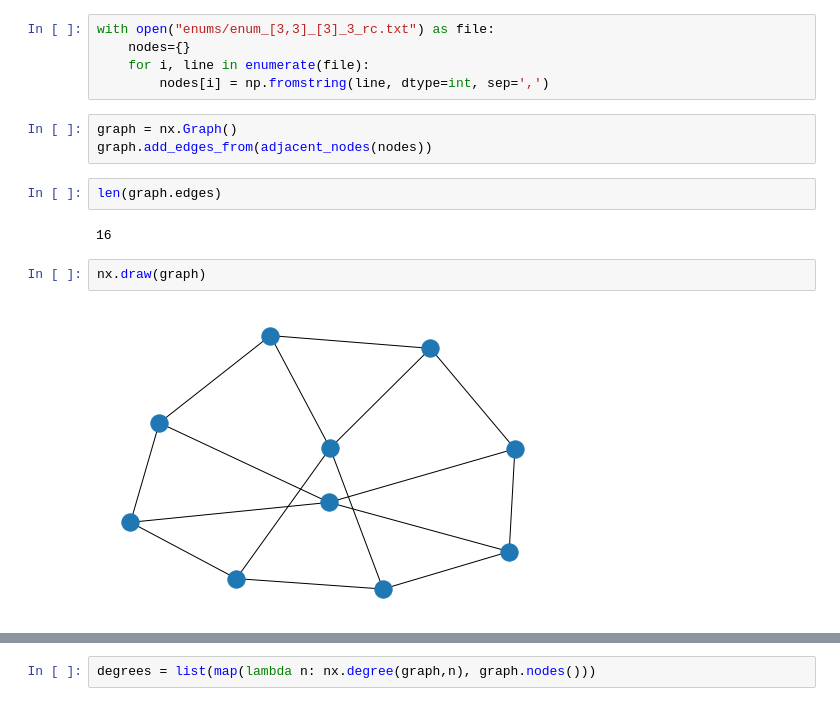
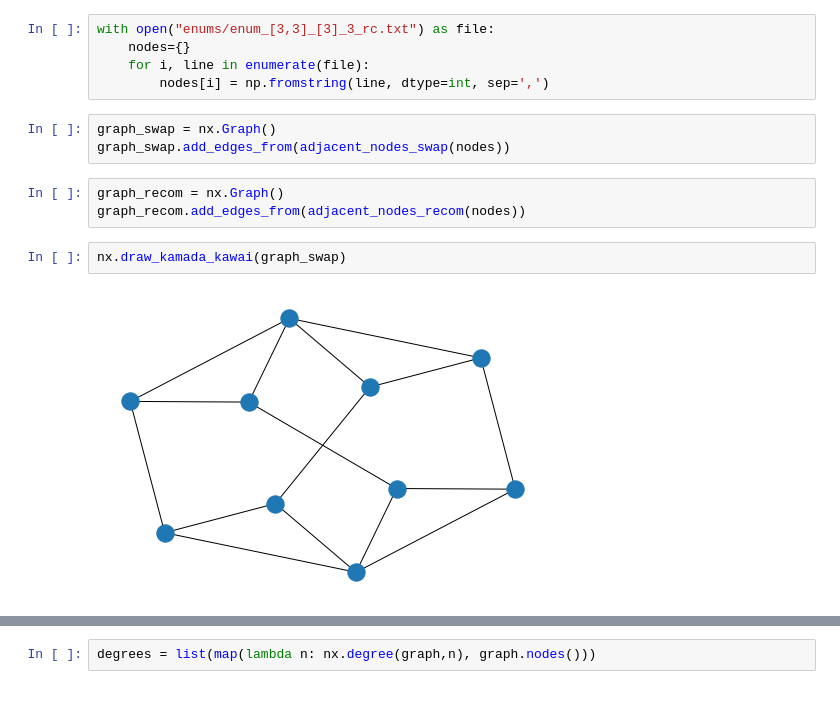
Before and after one commit to vrdi/metagraph-visualizations, a Jupyter notebook: metagraph.ipynb, the cells around one changed output, grey strips where cells are left out. Saved outputs shown, nothing was run; the diff lists cells and outputs as text.

```diff
--- a/metagraph.ipynb
+++ b/metagraph.ipynb
@@ -57,13 +114,12 @@ with open("enums/enum_[3,3]_[3]_3_rc.txt") as file:
     for i, line in enumerate(file):
         nodes[i] = np.fromstring(line, dtype=int, sep=',')
 # %%
-graph = nx.Graph()
-graph.add_edges_from(adjacent_nodes(nodes))
+graph_swap = nx.Graph()
+graph_swap.add_edges_from(adjacent_nodes_swap(nodes))
-# %%
-len(graph.edges)
-# %% [output]
-16
-# %%
-nx.draw(graph)
-# %% [output]
-[figure, removed]
+# %%
+graph_recom = nx.Graph()
+graph_recom.add_edges_from(adjacent_nodes_recom(nodes))
+# %%
+nx.draw_kamada_kawai(graph_swap)
+# %% [output]
+[figure, added]
```
Also changed, not shown: parts of 87 cells of this notebook, 6 other files.
